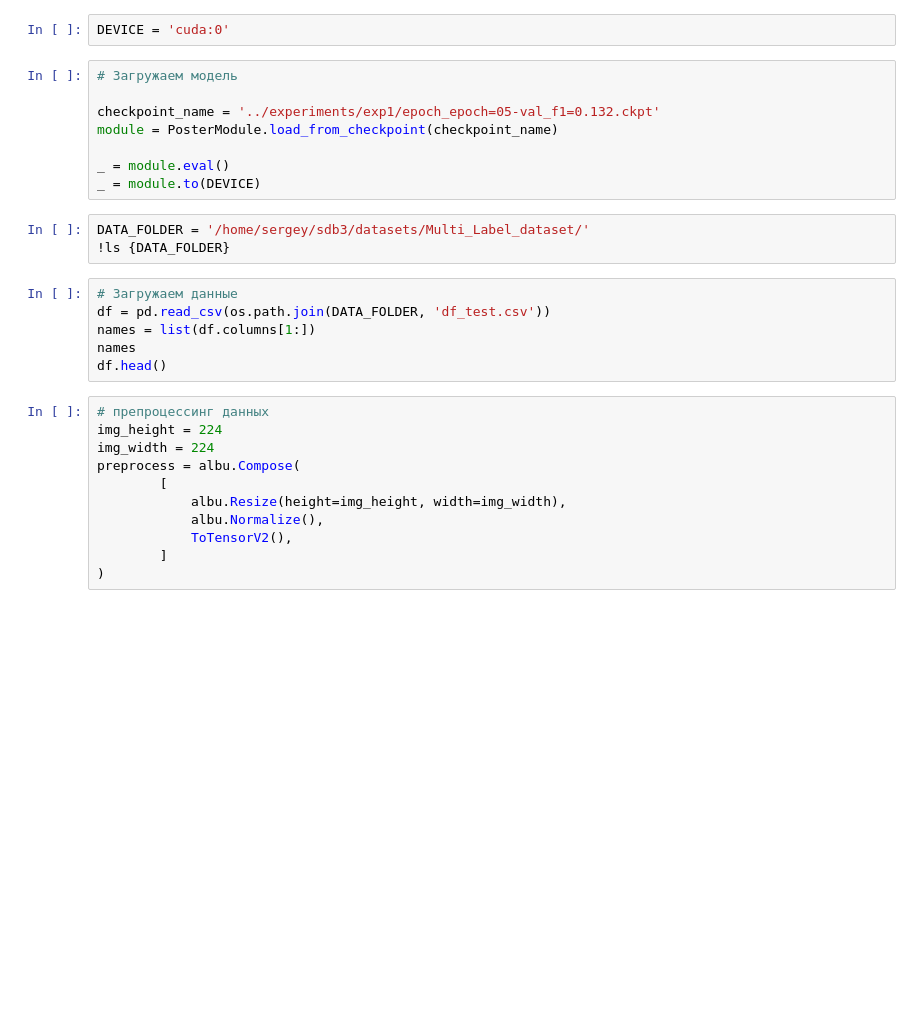
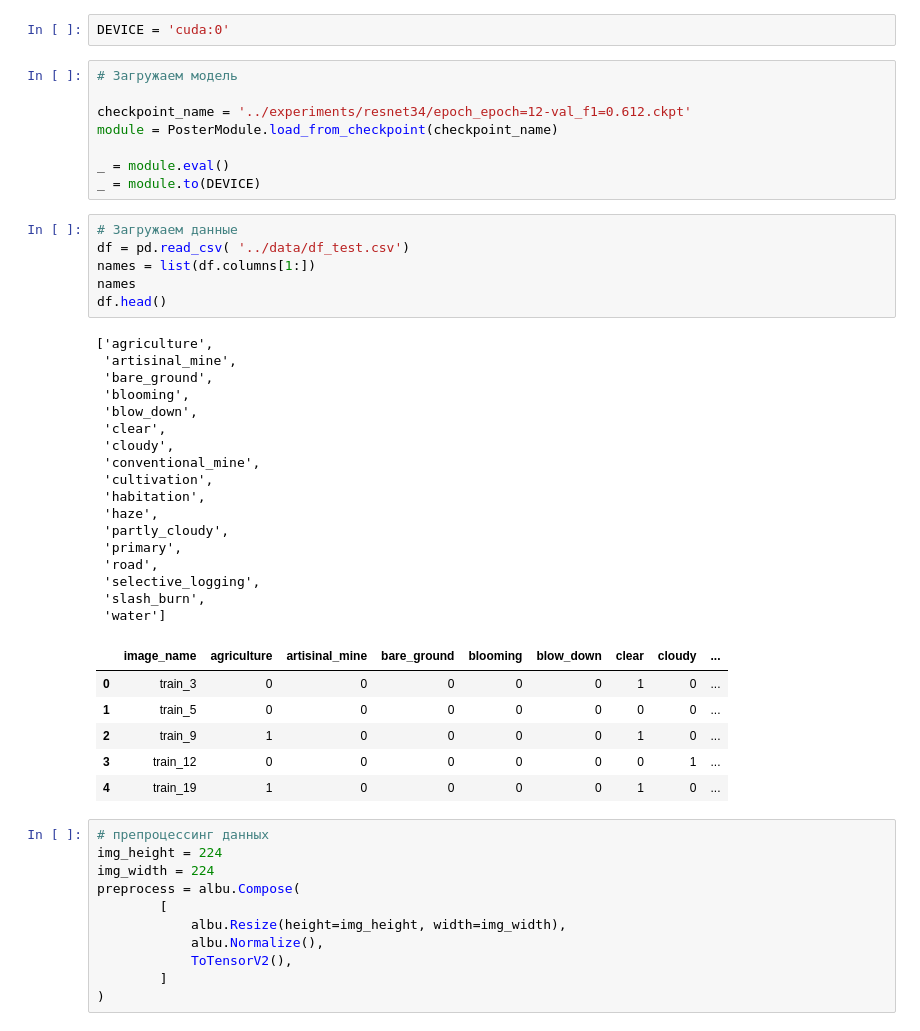
Before and after one commit to ArtyomKondakov/multilabel-classification--pipelines, a Jupyter notebook: notebooks/inference.ipynb, the cells around one changed output. Saved outputs shown, nothing was run; the diff lists cells and outputs as text; blank space fills up the shorter version.

```diff
--- a/notebooks/inference.ipynb
+++ b/notebooks/inference.ipynb
@@ -29,20 +29,41 @@ DEVICE = 'cuda:0'
 # %%
 # Загружаем модель
 
-checkpoint_name = '../experiments/exp1/epoch_epoch=05-val_f1=0.132.ckpt'
+checkpoint_name = '../experiments/resnet34/epoch_epoch=12-val_f1=0.612.ckpt'
 module = PosterModule.load_from_checkpoint(checkpoint_name)
 
 _ = module.eval()
 _ = module.to(DEVICE)
-# %%
-DATA_FOLDER = '/home/sergey/sdb3/datasets/Multi_Label_dataset/'
-!ls {DATA_FOLDER}
 # %%
 # Загружаем данные
-df = pd.read_csv(os.path.join(DATA_FOLDER, 'df_test.csv'))
+df = pd.read_csv( '../data/df_test.csv')
 names = list(df.columns[1:])
 names
 df.head()
+# %% [output]
+['agriculture',
+ 'artisinal_mine',
+ 'bare_ground',
+ 'blooming',
+ 'blow_down',
+ 'clear',
+ 'cloudy',
+ 'conventional_mine',
+ 'cultivation',
+ 'habitation',
+ 'haze',
+ 'partly_cloudy',
+ 'primary',
+ 'road',
+ 'selective_logging',
+ 'slash_burn',
+ 'water']
+|  | image_name | agriculture | artisinal_mine | bare_ground | blooming | blow_down | clear | cloudy | ... |
+| 0 | train_3 | 0 | 0 | 0 | 0 | 0 | 1 | 0 | ... |
+| 1 | train_5 | 0 | 0 | 0 | 0 | 0 | 0 | 0 | ... |
+| 2 | train_9 | 1 | 0 | 0 | 0 | 0 | 1 | 0 | ... |
+| 3 | train_12 | 0 | 0 | 0 | 0 | 0 | 0 | 1 | ... |
+| 4 | train_19 | 1 | 0 | 0 | 0 | 0 | 1 | 0 | ... |
 # %%
 # препроцессинг данных
 img_height = 224
```
Also changed, not shown: parts of 2 cells of this notebook, 12 other files.
